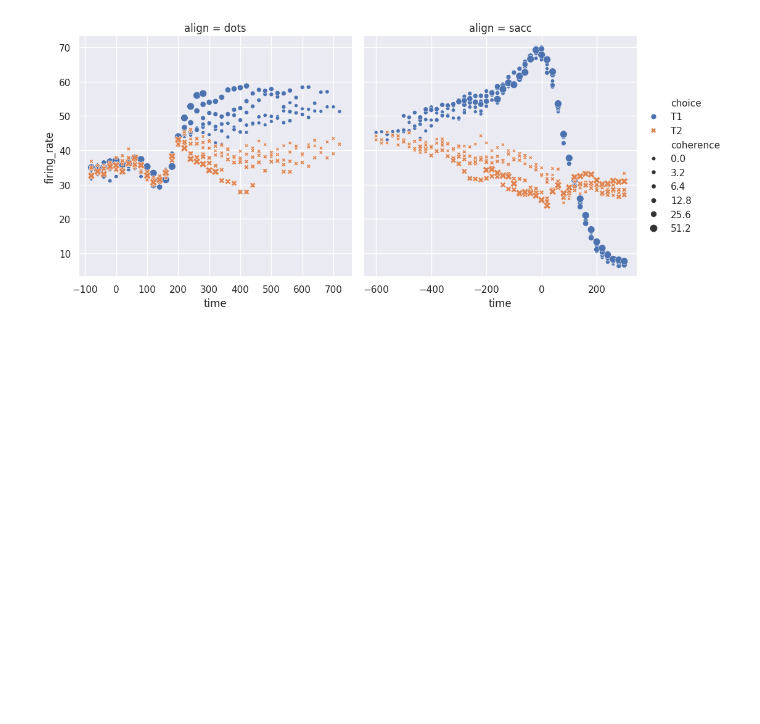
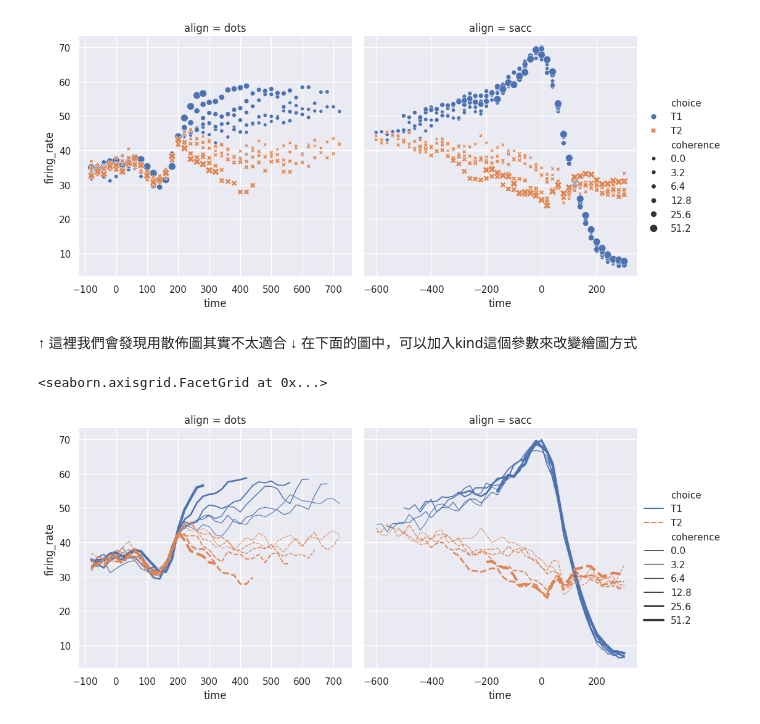
Before and after one commit to wu4fmp6/machine_learning, a Jupyter notebook: seaborn.ipynb, the cells around one changed output. Drawn from its saved outputs; the diff is of its cells as text; code cells hidden in the pictures; blank space fills up the shorter version.

```diff
--- a/seaborn.ipynb
+++ b/seaborn.ipynb
@@ -101,3 +101,16 @@ sns.relplot(
 # %% [output]
 <seaborn.axisgrid.FacetGrid at 0x...>
 [figure]
+# %% [markdown]
+↑ 這裡我們會發現用散佈圖其實不太適合
+↓ 在下面的圖中，可以加入kind這個參數來改變繪圖方式
+# %%
+sns.relplot(
+    data=dots, kind="line", #跟前面相比，這裡用了kind這個參數，可以指定使用線圖
+    x="time", y="firing_rate", col="align",
+    hue="choice", size="coherence", style="choice",
+    facet_kws=dict(sharex=False),
+)
+# %% [output]
+<seaborn.axisgrid.FacetGrid at 0x...>
+[figure, added]
```
Also changed, not shown: parts of 4 cells of this notebook.
